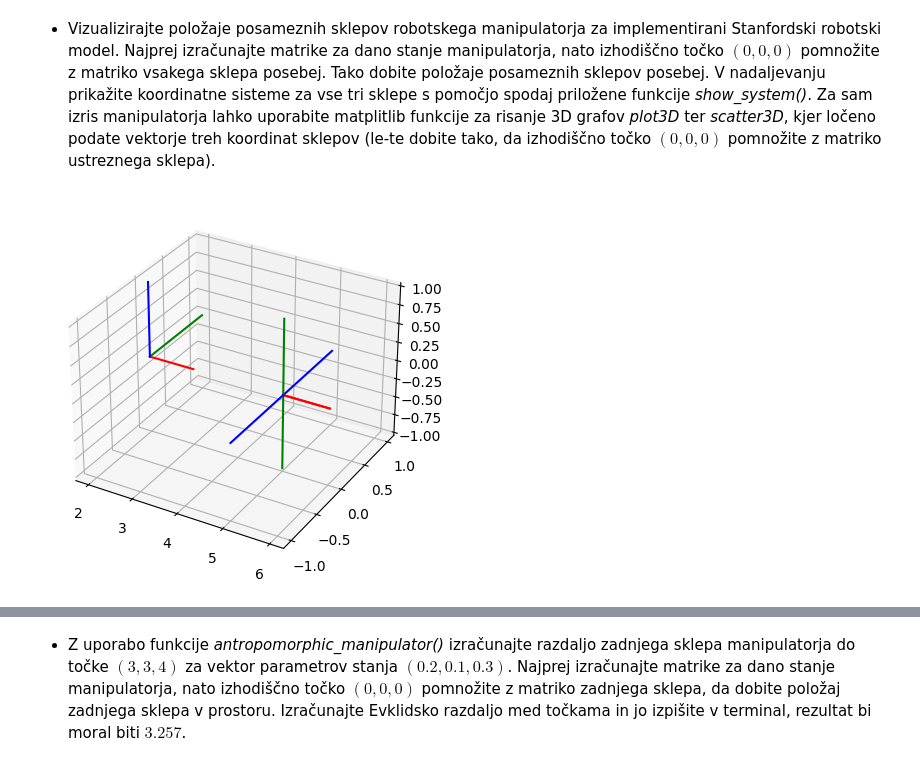
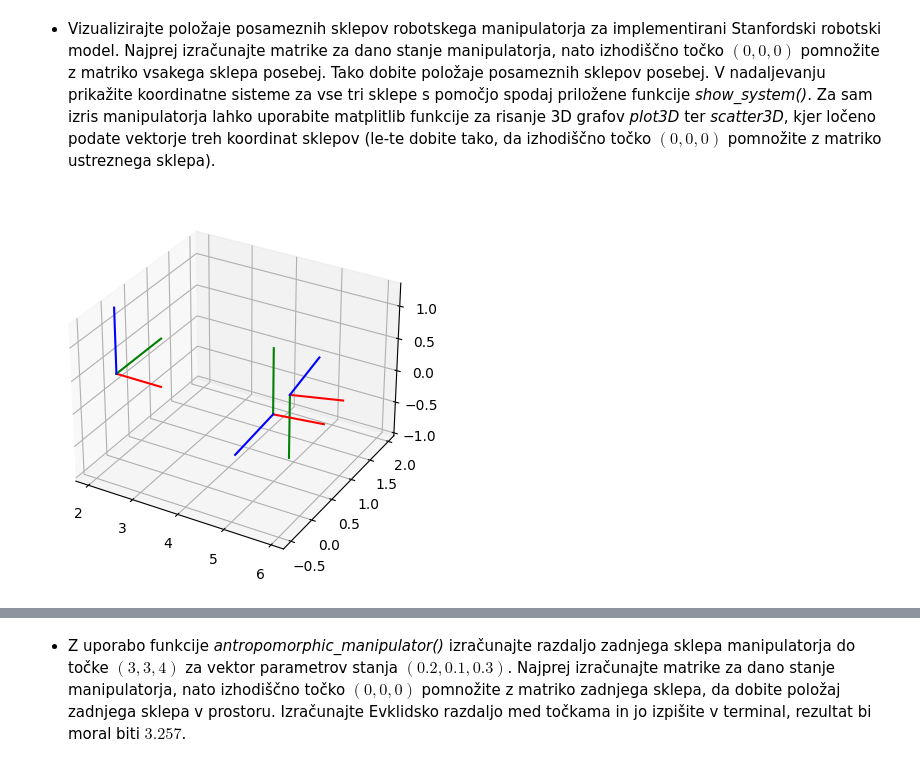
Before and after one commit to Krevs321/Robotika03, a Jupyter notebook: vaja3.ipynb, the cells around one changed output, grey strips where cells are left out. Drawn from its saved outputs; the diff is of its cells as text; code cells hidden in the pictures.

```diff
--- a/vaja3.ipynb
+++ b/vaja3.ipynb
@@ -294,15 +284,15 @@ def show_system(ax, M):
     ax.plot3D(x_3, y_3, z_3, 'blue')
 # %%
 # Zapišite rešitev za Stanfordski manipulator tukaj
-A1, A2, A3 = stanford_manipulator(0, 0, 0)
+A1, A2, A3 = stanford_manipulator(0.2, 0.1, 0.3)
 
 fig = plt.figure()
 ax = plt.axes(projection ='3d')
 show_system(ax, A1)
 show_system(ax, A2)
 show_system(ax, A3)
 plt.show()
 # %% [output]
-[figure, old version]
+[figure, new version]
 # %%
 # Zapišite rešitev za antropomorfni manipulator tukaj
```
Also changed, not shown: parts of 8 cells of this notebook, 1 other file.
